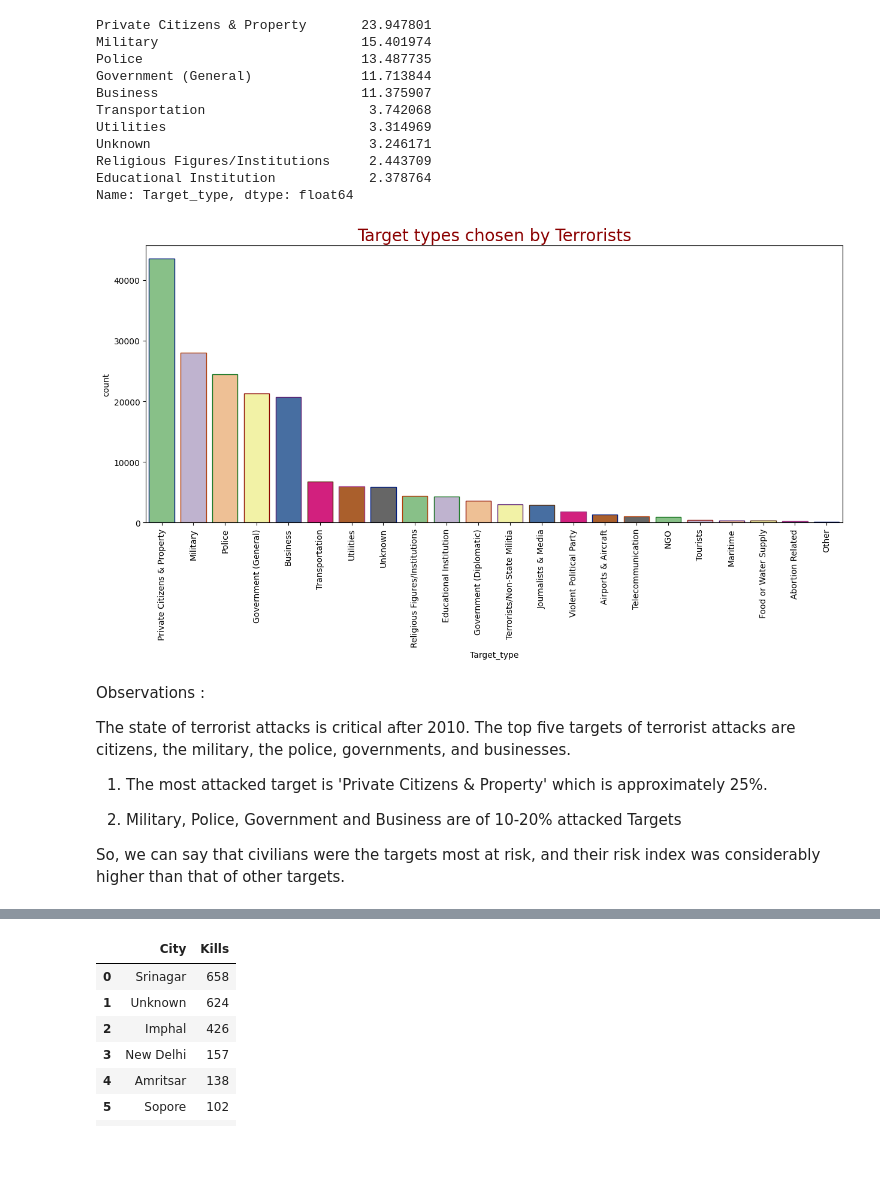
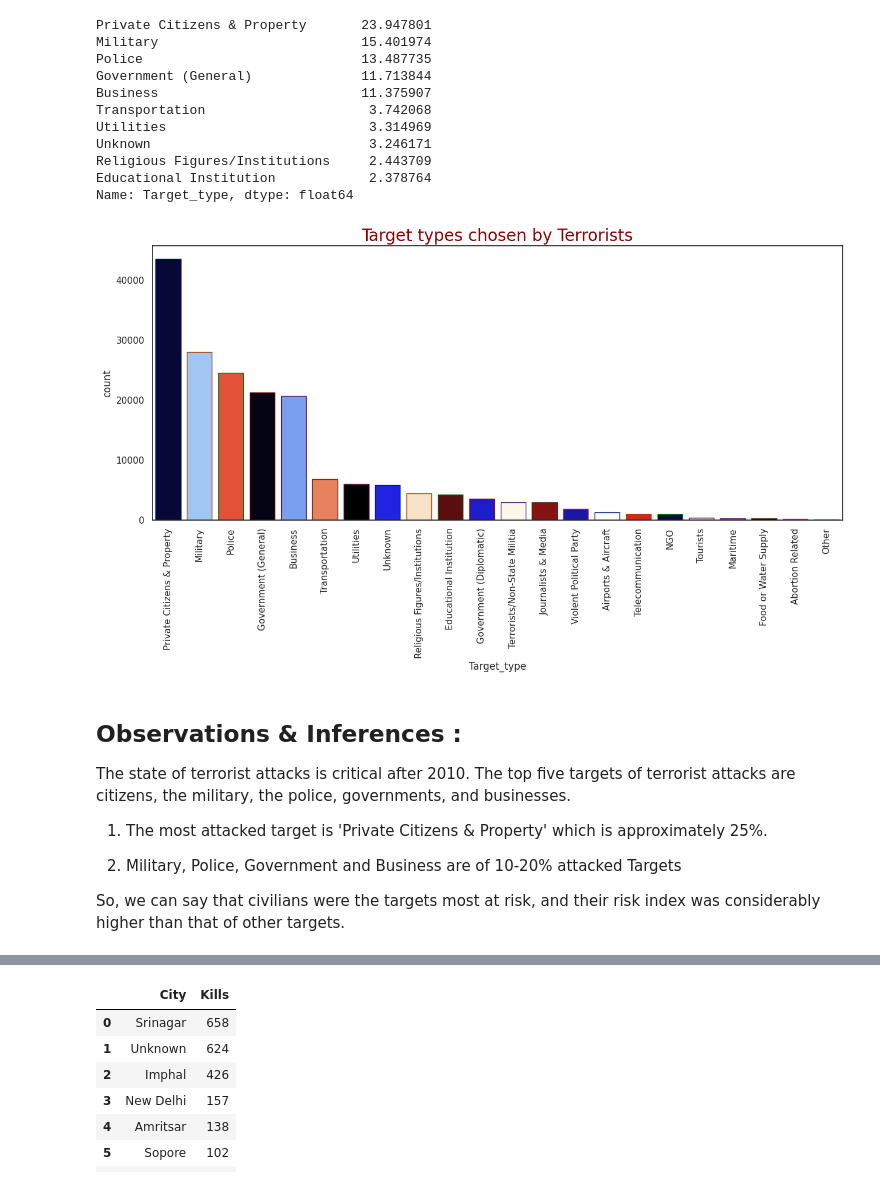
Before and after one commit to somyakmukherjee/Exploratory-Data-Analysis-on-Global-Terrorism, a Jupyter notebook: Capstone_Project_Global_terrorism_EDA_by_Somyak_Mukherjee.ipynb, the cells around one changed output, grey strips where cells are left out. Cells and saved outputs as stored; diff of their text form; code cells hidden in the pictures; blank space fills up the shorter version.

```diff
--- a/Capstone_Project_Global_terrorism_EDA_by_Somyak_Mukherjee.ipynb
+++ b/Capstone_Project_Global_terrorism_EDA_by_Somyak_Mukherjee.ipynb
@@ -284,14 +286,14 @@ Name: Target_type, dtype: float64
 # %%
 #Target types chosen by Terrorists
 plt.subplots(figsize=(15,6))
-sns.countplot(x='Target_type',data=gt_df ,palette='Accent',order=gt_df.Target_type.value_counts().index,edgecolor=sns.color_palette('dark',7))
+sns.countplot(x='Target_type',data=gt_df ,palette='flag',order=gt_df.Target_type.value_counts().index,edgecolor=sns.color_palette('dark',7))
 plt.xticks(rotation=90)
 plt.title('Target types chosen by Terrorists',fontsize=20,color='Darkred')
 plt.show()
 # %% [output]
-[figure, old version]
+[figure, new version]
 # %% [markdown]
-Observations :
+## **Observations & Inferences :**
 
 The state of terrorist attacks is critical after 2010. The top five targets of terrorist attacks are citizens, the military, the police, governments, and businesses.
 
```
Also changed, not shown: parts of 20 cells of this notebook.
